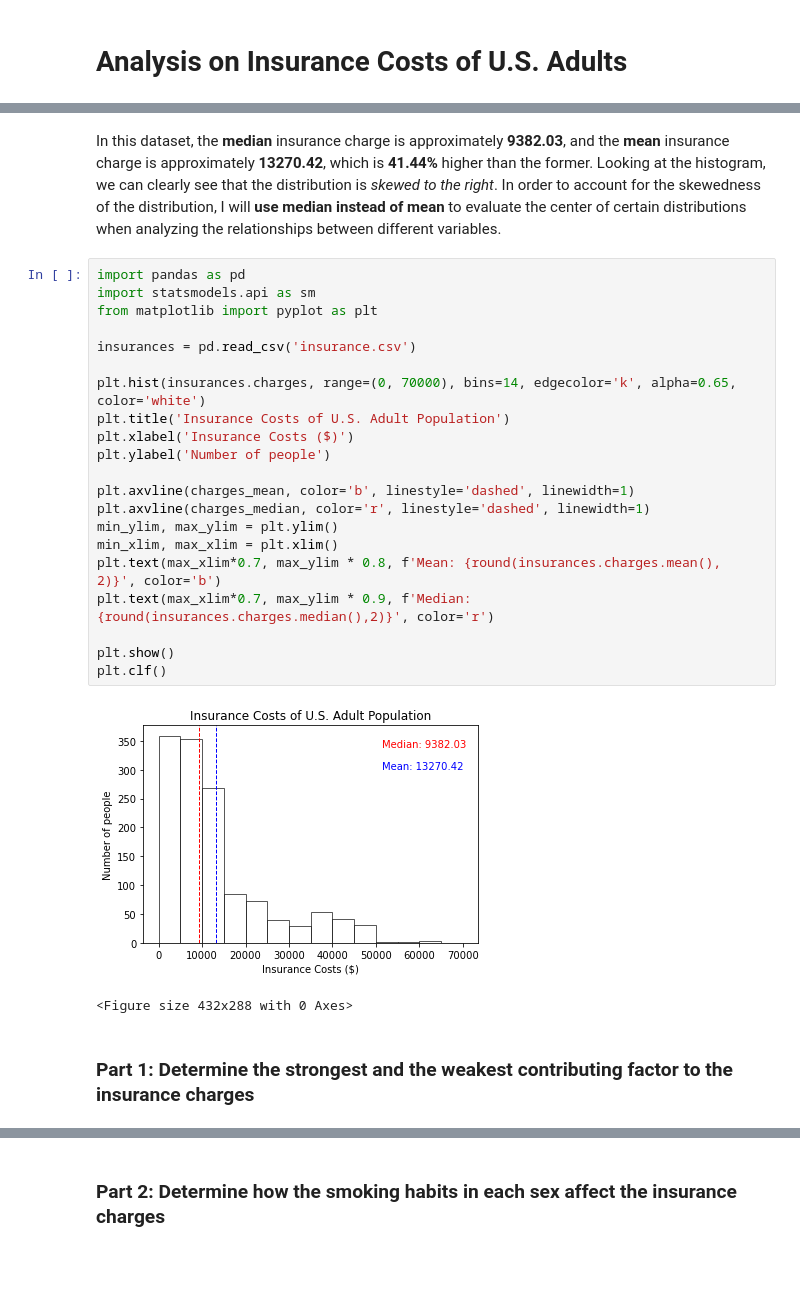
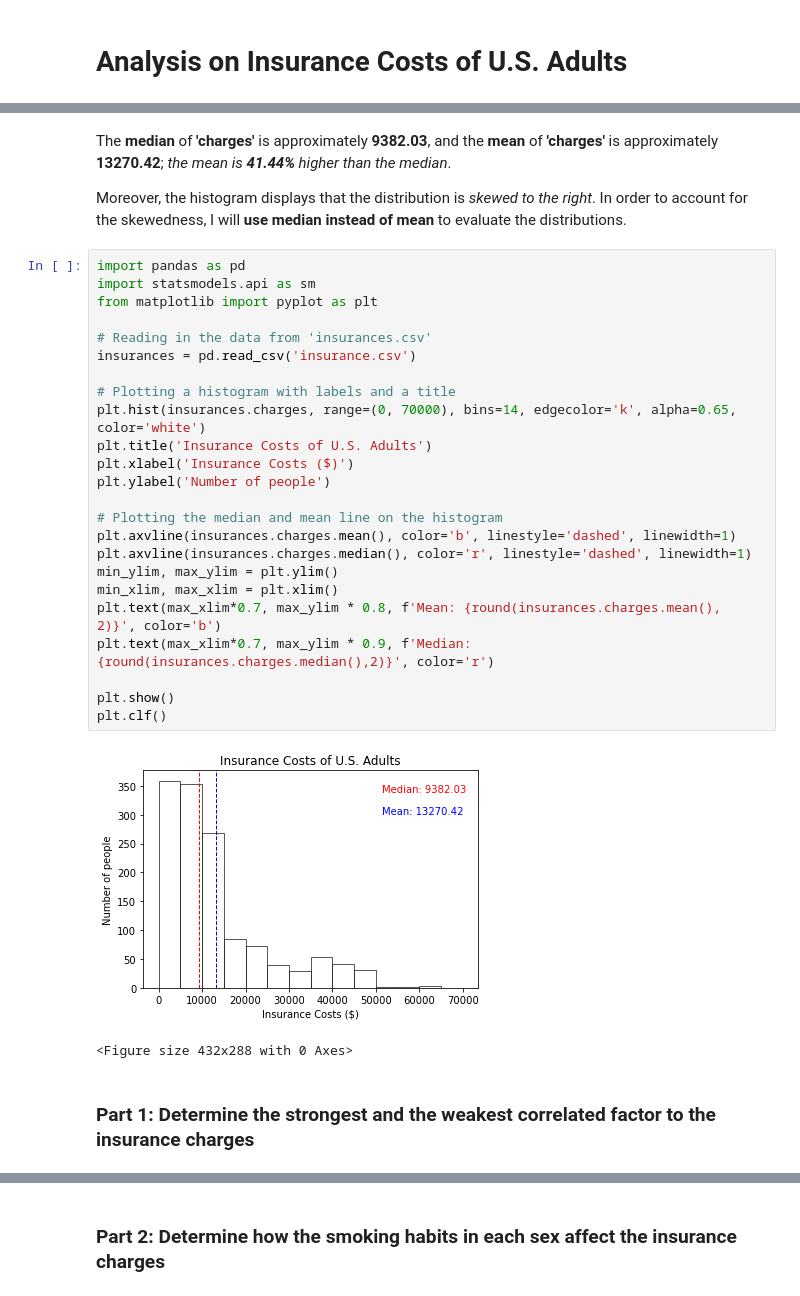
Before and after one commit to hyunjun0228/D.S.-Project-1-Insurance-Costs-of-U.S.-Adults, a Jupyter notebook: insurance_costs_analysis.ipynb, the cells around one changed output, grey strips where cells are left out. Saved outputs shown, nothing was run; the diff lists cells and outputs as text; blank space fills up the shorter version.

```diff
--- a/insurance_costs_analysis.ipynb
+++ b/insurance_costs_analysis.ipynb
@@ -5,29 +14,34 @@ The dataset of the insurance costs of U.S. adults is composed of 7 columns, with
 # %% [markdown]
-In this dataset, the <b>median</b> insurance charge is approximately <b>9382.03</b>, and the <b>mean</b> insurance charge is approximately  <b>13270.42</b>, which is <b>41.44%</b> higher than the former. Looking at the histogram, we can clearly see that the distribution is <i>skewed to the right</i>. In order to account for the skewedness of the distribution, I will <b>use median instead of mean</b> to evaluate the center of certain distributions when analyzing the relationships between different variables.
+The <b>median</b> of <b>'charges'</b> is approximately <b>9382.03</b>, and the <b>mean</b> of <b>'charges'</b> is approximately  <b>13270.42</b>; <i>the mean is <b>41.44%</b> higher than the median</i>.
+
+Moreover, the histogram displays that the distribution is <i>skewed to the right</i>. In order to account for the skewedness, I will <b>use median instead of mean</b> to evaluate the distributions.
 # %%
 import pandas as pd
 import statsmodels.api as sm
 from matplotlib import pyplot as plt
 
+# Reading in the data from 'insurances.csv'
 insurances = pd.read_csv('insurance.csv')
 
+# Plotting a histogram with labels and a title
 plt.hist(insurances.charges, range=(0, 70000), bins=14, edgecolor='k', alpha=0.65, color='white')
-plt.title('Insurance Costs of U.S. Adult Population')
+plt.title('Insurance Costs of U.S. Adults')
 plt.xlabel('Insurance Costs ($)')
 plt.ylabel('Number of people')
 
-plt.axvline(charges_mean, color='b', linestyle='dashed', linewidth=1)
-plt.axvline(charges_median, color='r', linestyle='dashed', linewidth=1)
+# Plotting the median and mean line on the histogram
+plt.axvline(insurances.charges.mean(), color='b', linestyle='dashed', linewidth=1)
+plt.axvline(insurances.charges.median(), color='r', linestyle='dashed', linewidth=1)
 min_ylim, max_ylim = plt.ylim()
 min_xlim, max_xlim = plt.xlim()
 plt.text(max_xlim*0.7, max_ylim * 0.8, f'Mean: {round(insurances.charges.mean(), 2)}', color='b')
 plt.text(max_xlim*0.7, max_ylim * 0.9, f'Median: {round(insurances.charges.median(),2)}', color='r')
 
 plt.show()
 plt.clf()
 # %% [output]
-[figure, old version]
+[figure, new version]
 <Figure size 432x288 with 0 Axes>
 # %% [markdown]
-<h3>Part 1: Determine the strongest and the weakest contributing factor to the insurance charges</h3>
+<h3>Part 1: Determine the strongest and the weakest correlated factor to the insurance charges</h3>
 # %%
```
Also changed, not shown: parts of 21 cells of this notebook.
